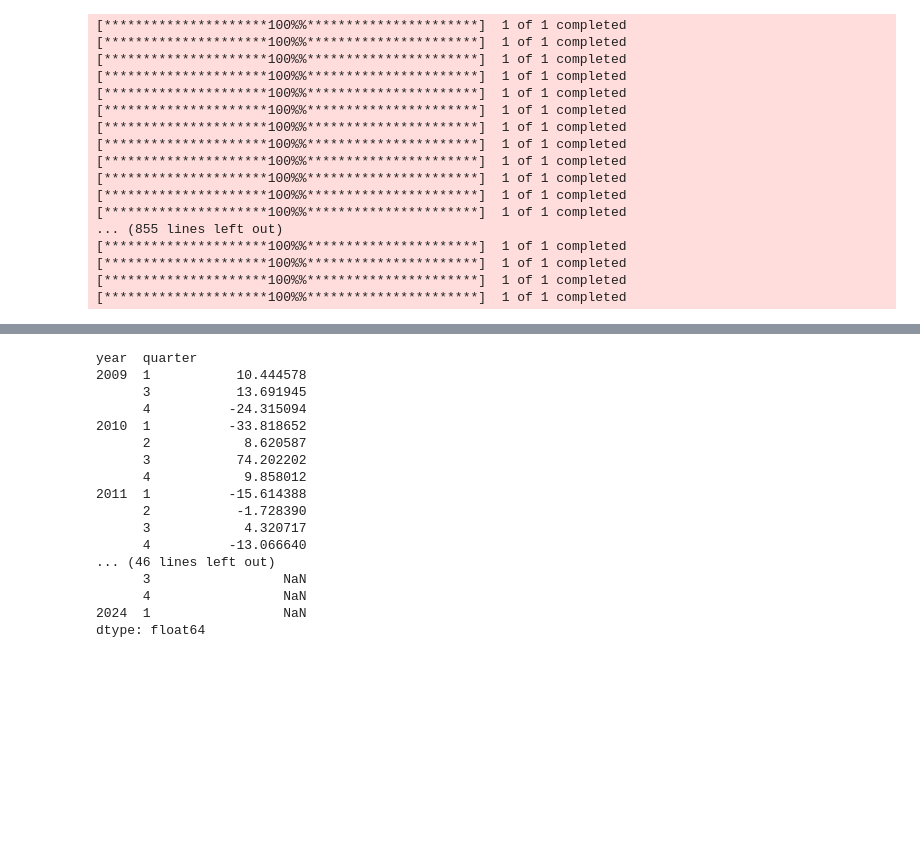
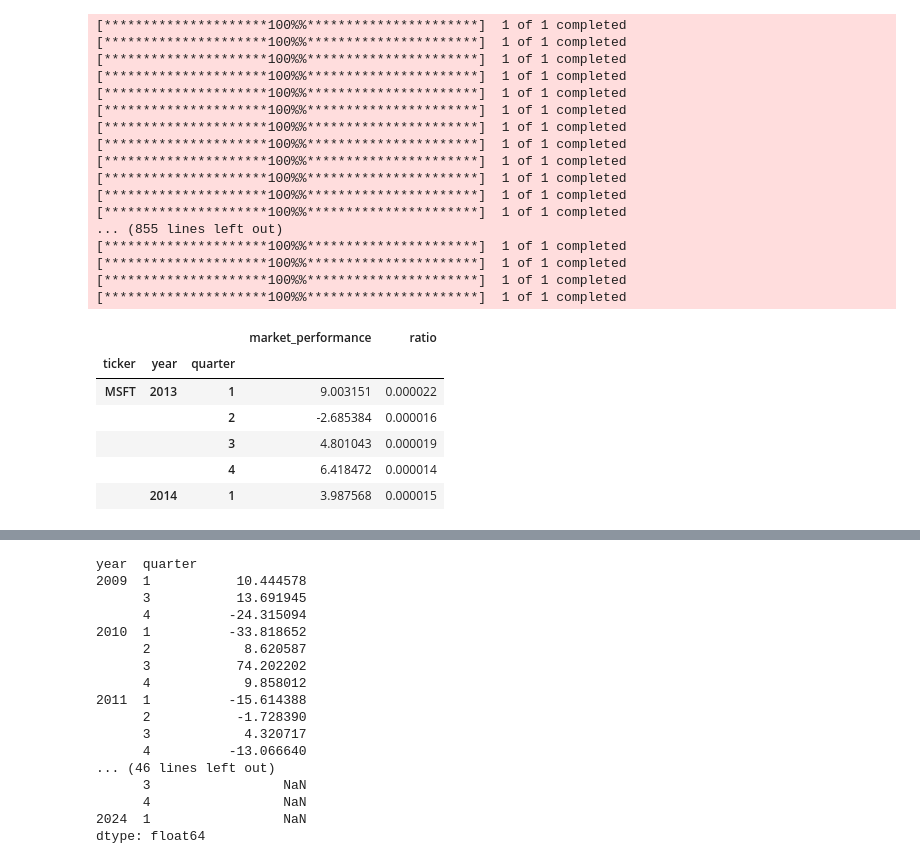
Before and after one commit to edwarddramirez/lobbying-market, a Jupyter notebook: data_processing/yfinance_stocks_scrape/single_ticker_correlation_lda.ipynb, the cells around one changed output, grey strips where cells are left out. Drawn from its saved outputs; the diff is of its cells as text; code cells hidden in the pictures; blank space fills up the shorter version.

```diff
--- a/data_processing/yfinance_stocks_scrape/single_ticker_correlation_lda.ipynb
+++ b/data_processing/yfinance_stocks_scrape/single_ticker_correlation_lda.ipynb
@@ -378,3 +378,20 @@ for ticker in tqdm(tickers.values):
 
     # add the average stock price change to the dataframe
     stock_data_dict[ticker]['market_performance'] = market_performance
+# %%
+auxdf=stock_data_dict['MSFT']['market_performance']
+auxdf.rename('market_performance',inplace=True)
+auxdf=auxdf.reset_index()
+auxdf['ticker']='MSFT'
+auxlist=list(stock_data_dict['MSFT']['ratio'])+[np.NaN]
+auxdf['ratio']=auxlist
+auxdf.set_index(['ticker','year','quarter'], inplace=True)
+auxdf.head()
+# %% [output]
+|  |  |  | market_performance | ratio |
+| ticker | year | quarter |  |  |
+| MSFT | 2013 | 1 | 9.003151 | 0.000022 |
+|  |  | 2 | -2.685384 | 0.000016 |
+|  |  | 3 | 4.801043 | 0.000019 |
+|  |  | 4 | 6.418472 | 0.000014 |
+|  | 2014 | 1 | 3.987568 | 0.000015 |
```
Also changed, not shown: parts of 16 cells of this notebook, 2 other files.
